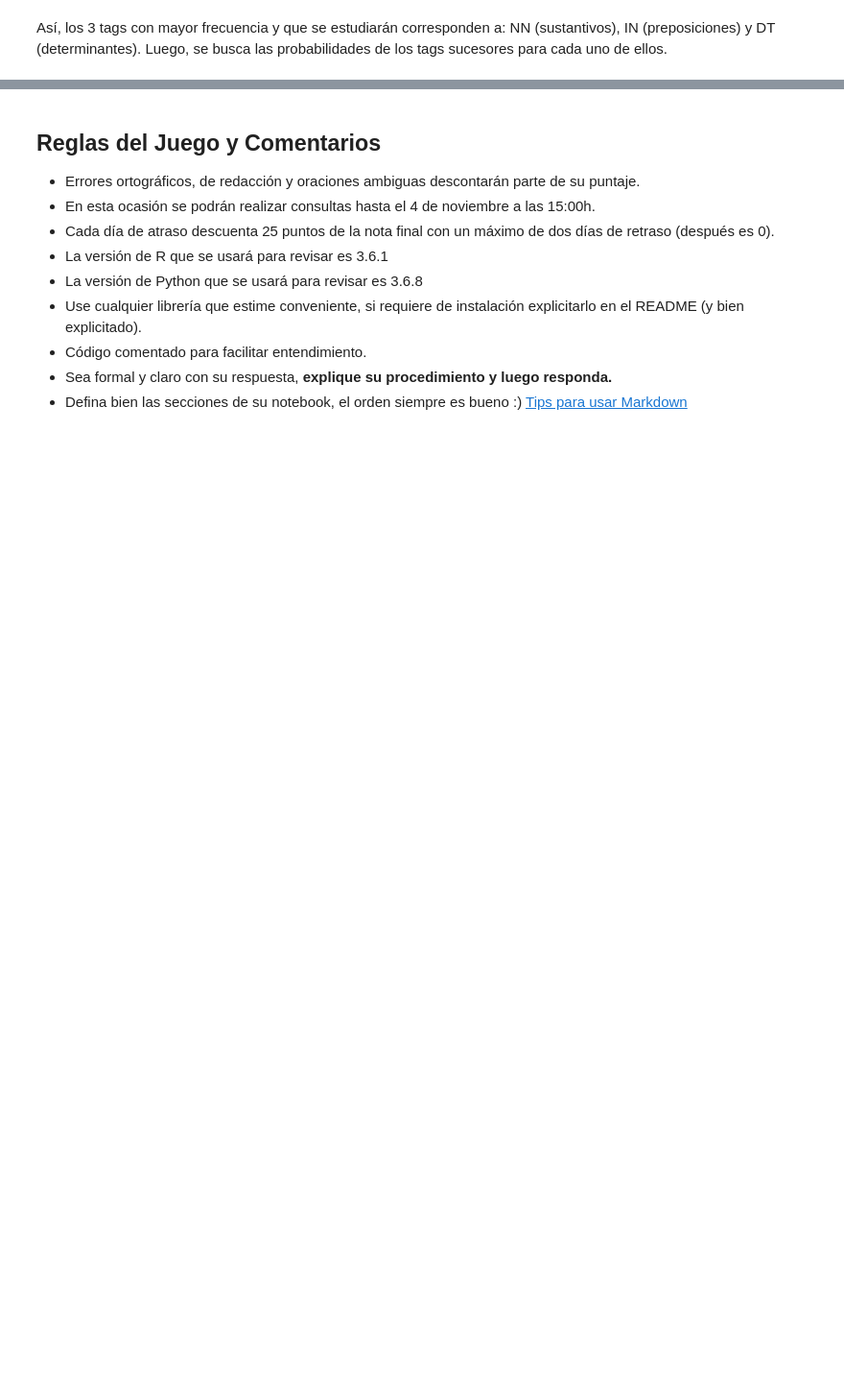
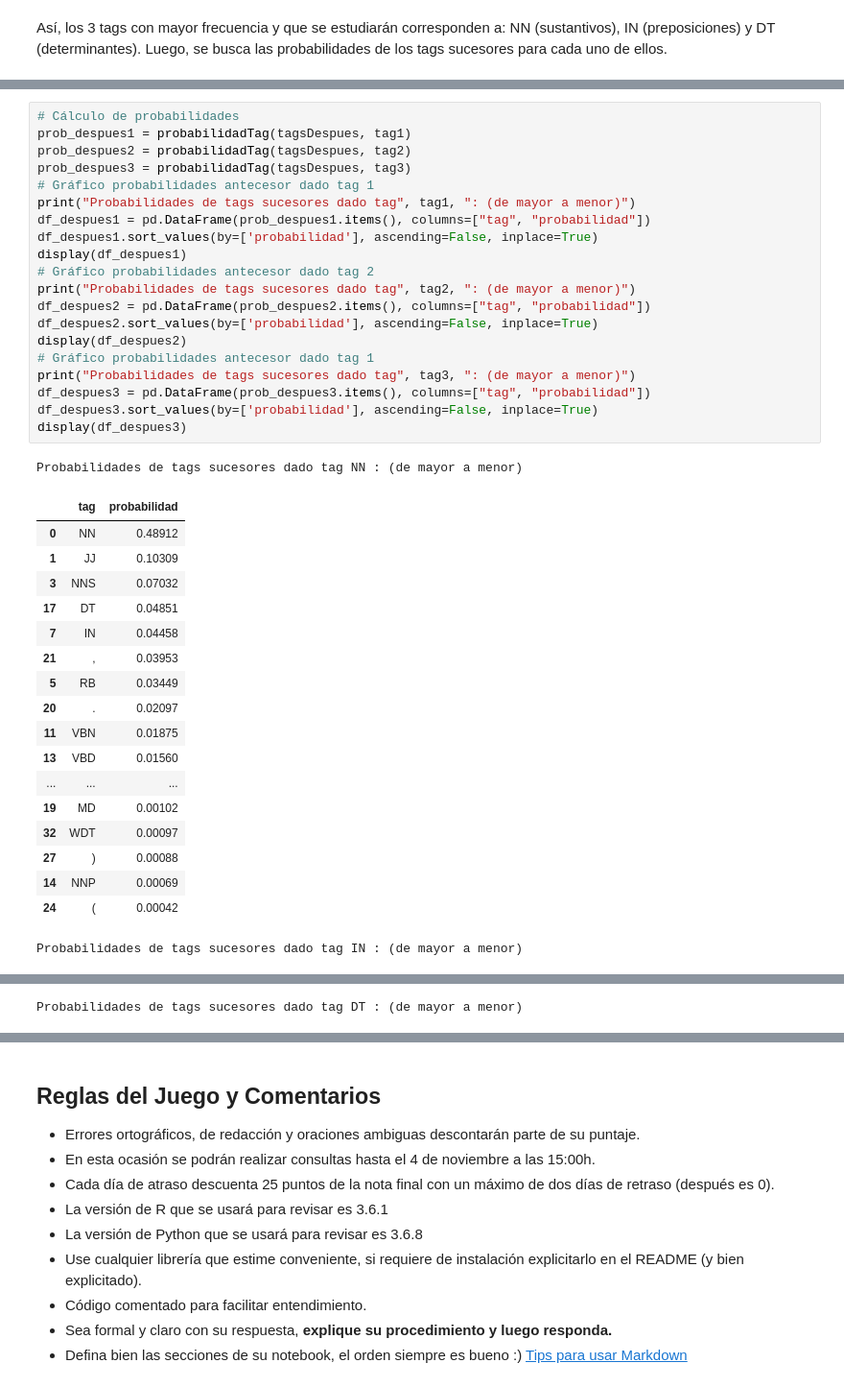
Before and after one commit to dmedelba/Lab3-Estaca, a Jupyter notebook: Laboratorio 3.ipynb, the cells around one changed output, grey strips where cells are left out. Shown at 96% size. Saved outputs shown, nothing was run; the diff lists cells and outputs as text; blank space fills up the shorter version.

Commit message:
terminada b1, extraido armado corpus b1, actualizadas instrucciones readme, calculo de probabilidades

```diff
--- a/Laboratorio 3.ipynb
+++ b/Laboratorio 3.ipynb
@@ -1212,0 +1138,40 @@ tagsAntes
+# %%
+# Cálculo de probabilidades
+prob_despues1 = probabilidadTag(tagsDespues, tag1)
+prob_despues2 = probabilidadTag(tagsDespues, tag2)
+prob_despues3 = probabilidadTag(tagsDespues, tag3)
+# Gráfico probabilidades antecesor dado tag 1
+print("Probabilidades de tags sucesores dado tag", tag1, ": (de mayor a menor)")
+df_despues1 = pd.DataFrame(prob_despues1.items(), columns=["tag", "probabilidad"])
+df_despues1.sort_values(by=['probabilidad'], ascending=False, inplace=True)
+display(df_despues1)
+# Gráfico probabilidades antecesor dado tag 2
+print("Probabilidades de tags sucesores dado tag", tag2, ": (de mayor a menor)")
+df_despues2 = pd.DataFrame(prob_despues2.items(), columns=["tag", "probabilidad"])
+df_despues2.sort_values(by=['probabilidad'], ascending=False, inplace=True)
+display(df_despues2)
+# Gráfico probabilidades antecesor dado tag 1
+print("Probabilidades de tags sucesores dado tag", tag3, ": (de mayor a menor)")
+df_despues3 = pd.DataFrame(prob_despues3.items(), columns=["tag", "probabilidad"])
+df_despues3.sort_values(by=['probabilidad'], ascending=False, inplace=True)
+display(df_despues3)
+# %% [output]
+Probabilidades de tags sucesores dado tag NN : (de mayor a menor)
+|  | tag | probabilidad |
+| 0 | NN | 0.48912 |
+| 1 | JJ | 0.10309 |
+| 3 | NNS | 0.07032 |
+| 17 | DT | 0.04851 |
+| 7 | IN | 0.04458 |
+| 21 | , | 0.03953 |
+| 5 | RB | 0.03449 |
+| 20 | . | 0.02097 |
+| 11 | VBN | 0.01875 |
+| 13 | VBD | 0.01560 |
+| ... | ... | ... |
+| 19 | MD | 0.00102 |
+| 32 | WDT | 0.00097 |
+| 27 | ) | 0.00088 |
+| 14 | NNP | 0.00069 |
+| 24 | ( | 0.00042 |
+Probabilidades de tags sucesores dado tag IN : (de mayor a menor)
@@ -1212,0 +1195 @@ tagsAntes
+Probabilidades de tags sucesores dado tag DT : (de mayor a menor)
```
Also changed, not shown: parts of 14 cells of this notebook, 2 other files.
